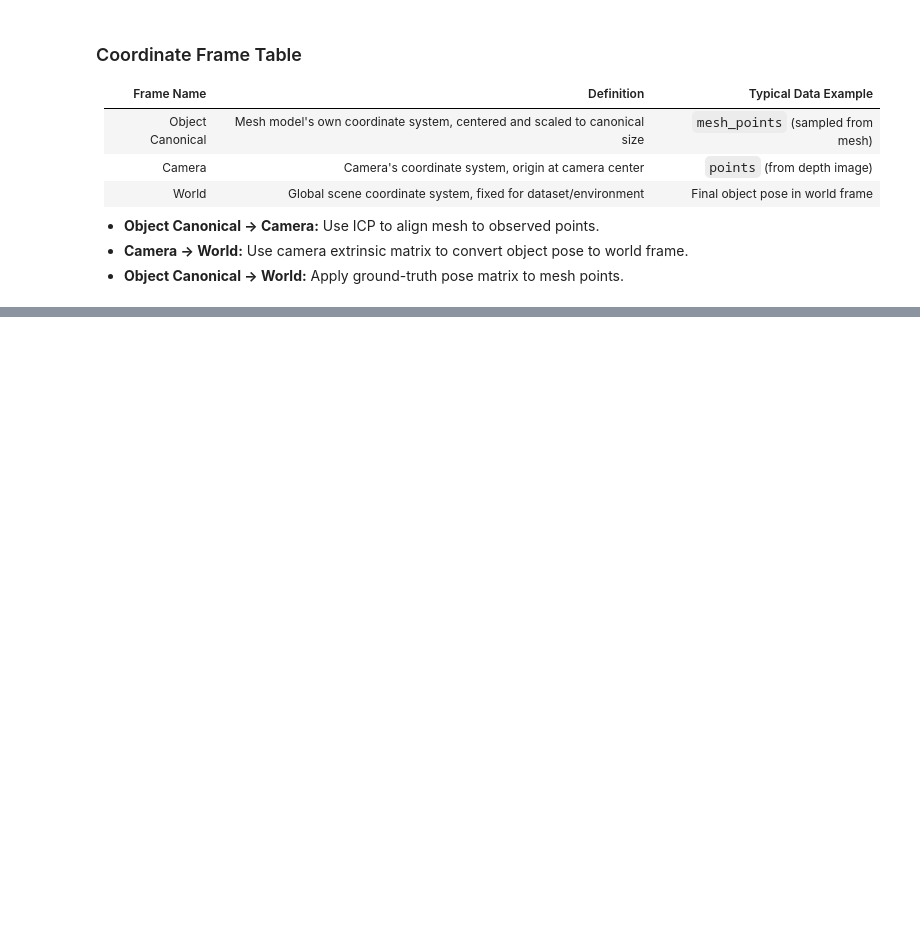
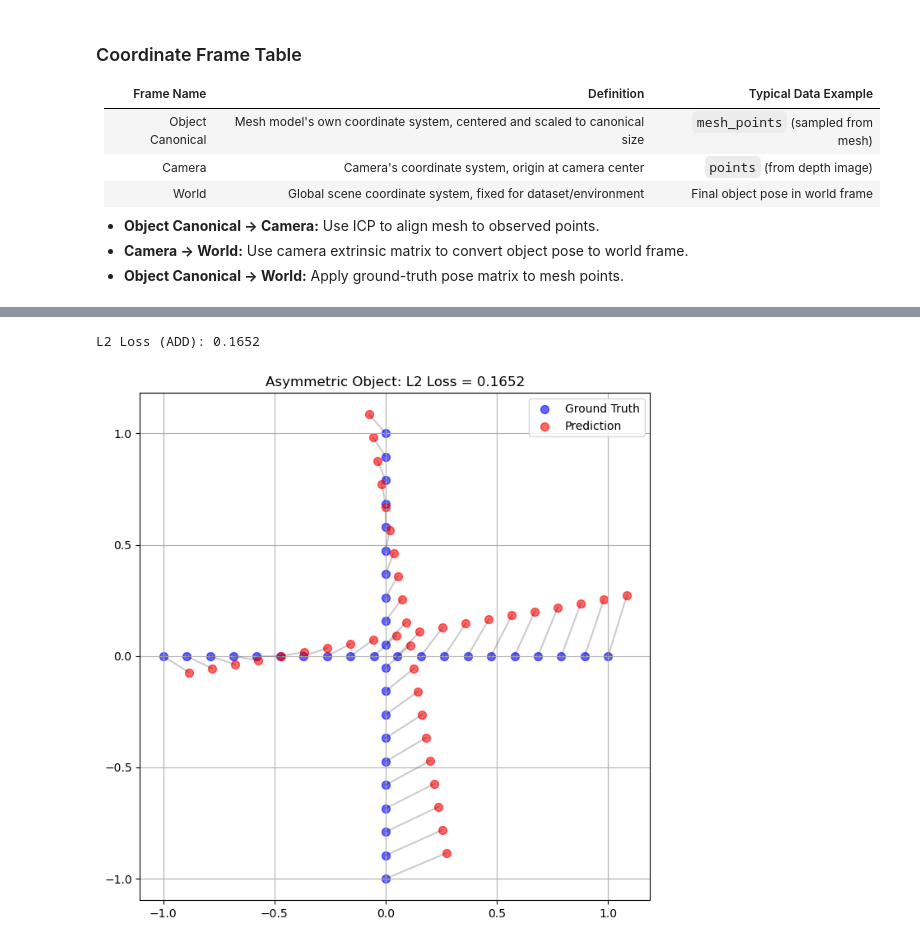
Before and after one commit to NUMPYFFT/6D-pose-est, a Jupyter notebook: see_data.ipynb, the cells around one changed output, grey strips where cells are left out. Cells and saved outputs as stored; diff of their text form; code cells hidden in the pictures; blank space fills up the shorter version.

```diff
--- a/see_data.ipynb
+++ b/see_data.ipynb
@@ -172,0 +280,28 @@ Image.open("./testing_data_pose_filtered/testing_data/v2.2/1-1-1_color_kinect.pn
+# %%
+# Generate an asymmetric shape (e.g., an 'L' shape)
+num_points = 20
+x = torch.linspace(-1, 1, num_points)
+y = torch.zeros(num_points)
+pts1 = torch.stack([x, y], dim=1)
+pts2 = torch.stack([torch.zeros(num_points), x], dim=1)
+# Combine to make an L shape
+canonical_points = torch.cat([pts1, pts2], dim=0)
+
+# Ground Truth Pose (Identity)
+gt_points = canonical_points
+
+# Predicted Pose (Slight Rotation + Noise)
+theta = np.radians(10) # 10 degree error
+R_pred = torch.tensor([[np.cos(theta), -np.sin(theta)], [np.sin(theta), np.cos(theta)]], dtype=torch.float32)
+pred_points = canonical_points @ R_pred.T + 0.1 # Add translation
+
+# Calculate L2 Loss (ADD)
+# We compare point i to point i
+l2_loss = torch.norm(pred_points - gt_points, dim=1).mean()
+
+print(f"L2 Loss (ADD): {l2_loss.item():.4f}")
+
+plot_point_clouds(gt_points, pred_points, f"Asymmetric Object: L2 Loss = {l2_loss:.4f}", loss_type="L2")
+# %% [output]
+L2 Loss (ADD): 0.1652
+[figure, added]
```
Also changed, not shown: parts of 17 cells of this notebook, 18 other files.
